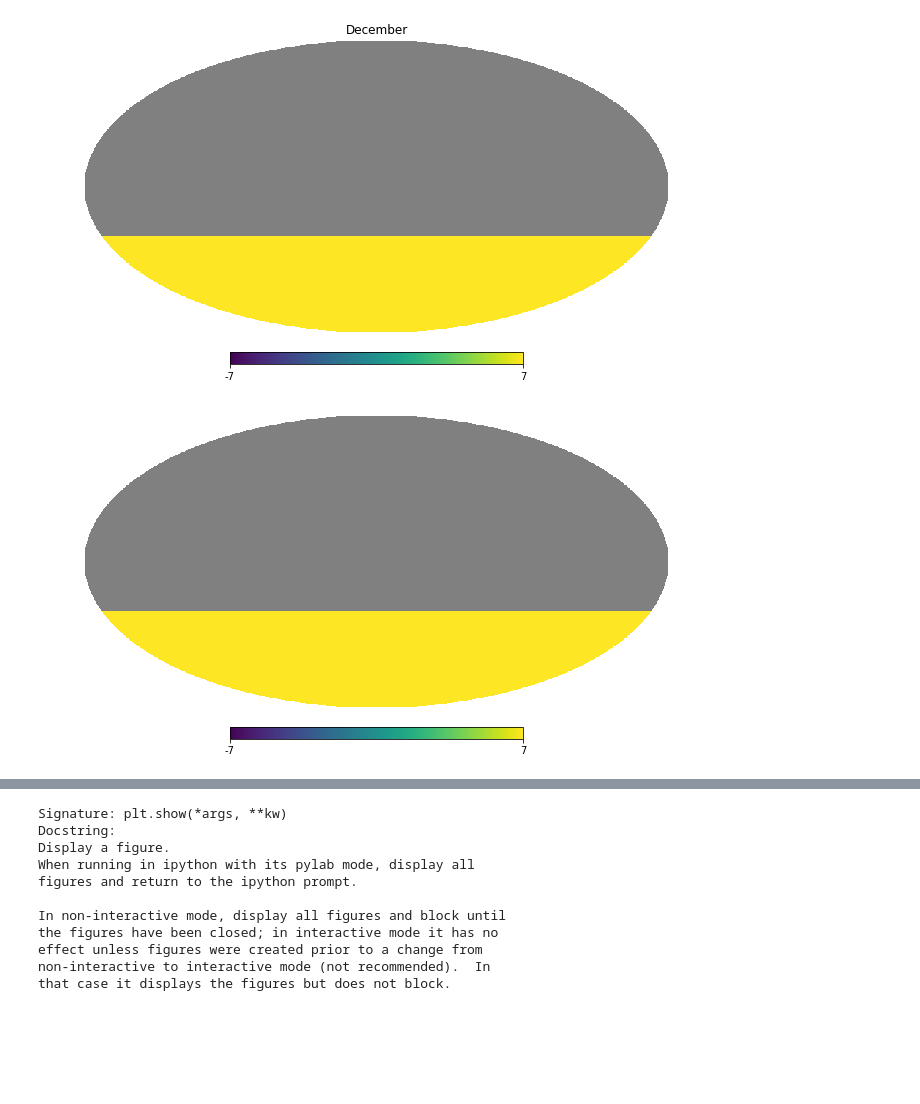
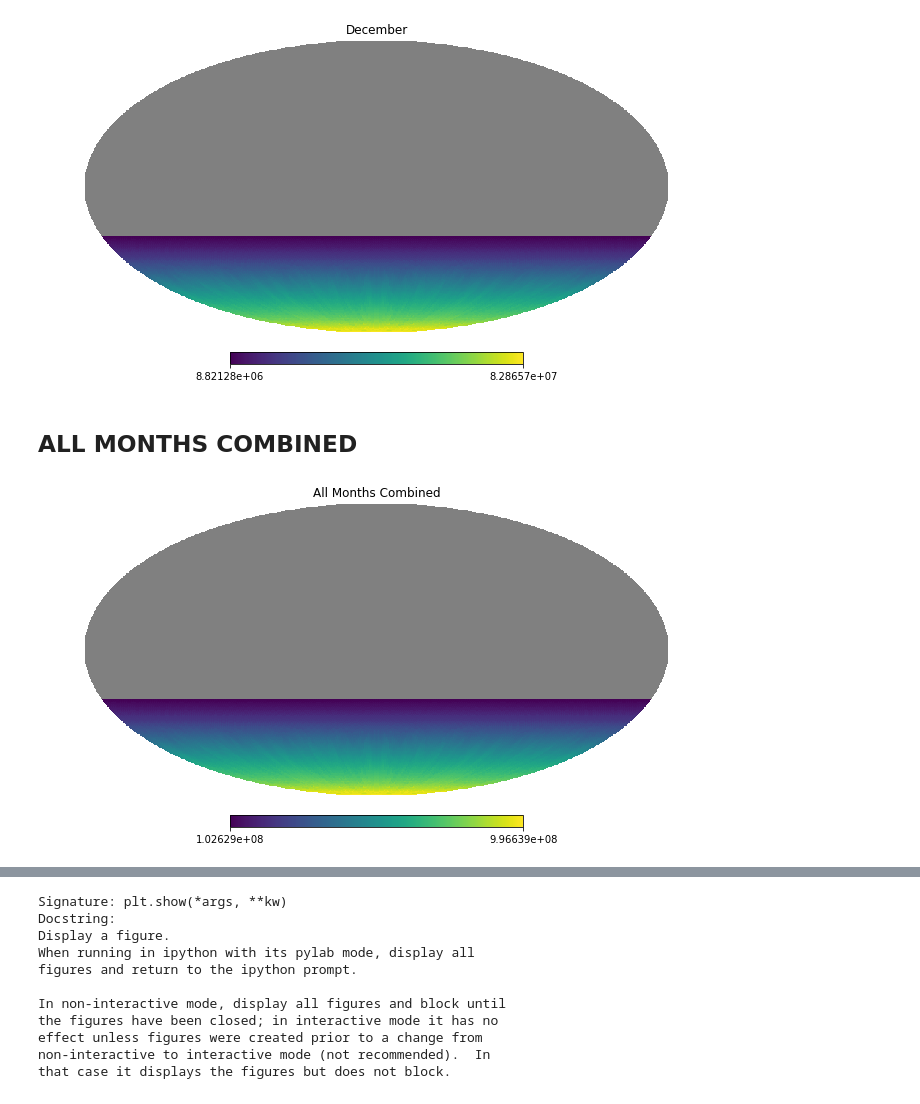
Before and after one commit to fmcnallyi3/it_anisotropy, a Jupyter notebook: solar_dipole/AylarHelp.ipynb, the cells around one changed output, grey strips where cells are left out. Cells and saved outputs as stored; diff of their text form; code cells hidden in the pictures; blank space fills up the shorter version.

```diff
--- a/solar_dipole/AylarHelp.ipynb
+++ b/solar_dipole/AylarHelp.ipynb
@@ -26,6 +25,0 @@ plt.show()
-# %%
-# Test for significance plot
-for year in range(12, 23): # Goes to 22 but does not include 23
-    map_location = f'/data/user/fmcnally/anisotropy/maps/maps_12yr_smt08/IC86-20{year}'
-    solar_maps = sorted(glob(f'{map_location}/*solar_????-01-??.fits'))
-# print(solar_maps)
@@ -129,6 +115,0 @@ plt.show()
-# %%
-# Test for significance plot
-for year in range(12, 23): # Goes to 22 but does not include 23
-    map_location = f'/data/user/fmcnally/anisotropy/maps/maps_12yr_smt08/IC86-20{year}'
-    solar_maps = sorted(glob(f'{map_location}/*solar_????-07-??.fits'))
-# print(solar_maps)
@@ -210,7 +184,7 @@ for year in range(12, 23): # Goes to 22 but does not include 23
 # %%
 m = getMap(solar_maps, mapName='data', smooth=5, verbose=False, mask=True)
 # %%
-hp.mollview(m, min=-7, max=7, title="December")
+hp.mollview(m, title="December")
 plt.show()
 # %% [output]
-[figure, old version]
+[figure, new version]
@@ -219,3 +191,5 @@ plt.show()
+# %% [markdown]
+## ALL MONTHS COMBINED
 # %%
 # Test for significance plot
 for year in range(12, 23): # Goes to 22 but does not include 23
@@ -225,7 +199,7 @@ for year in range(12, 23): # Goes to 22 but does not include 23
 # %%
 m = getMap(solar_maps, mapName='data', smooth=5, verbose=False, mask=True)
 # %%
-hp.mollview(m, min=-7 , max=7, title='')
+hp.mollview(m, title='All Months Combined')
 plt.show()
 # %% [output]
-[figure, old version]
+[figure, new version]
```
Also changed, not shown: parts of 35 cells of this notebook.
